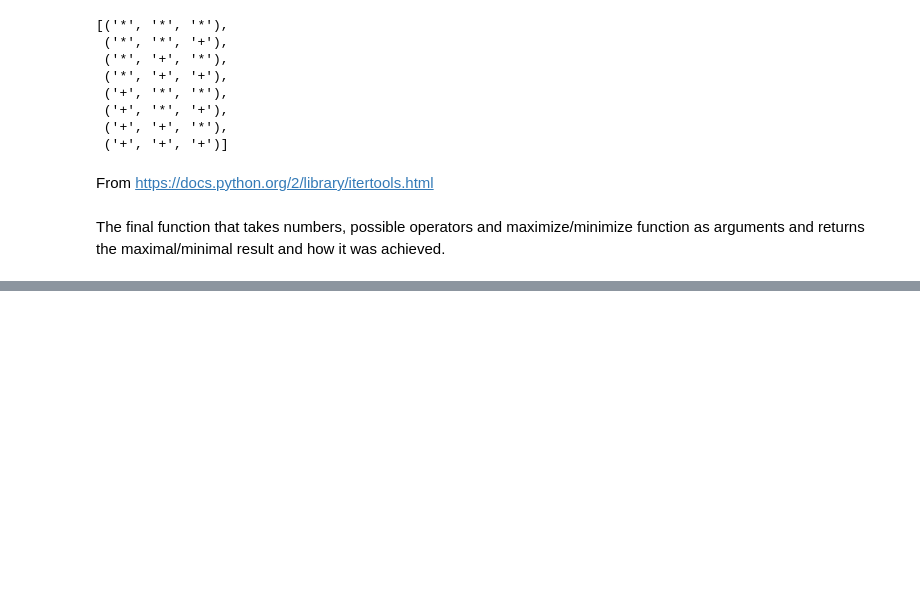
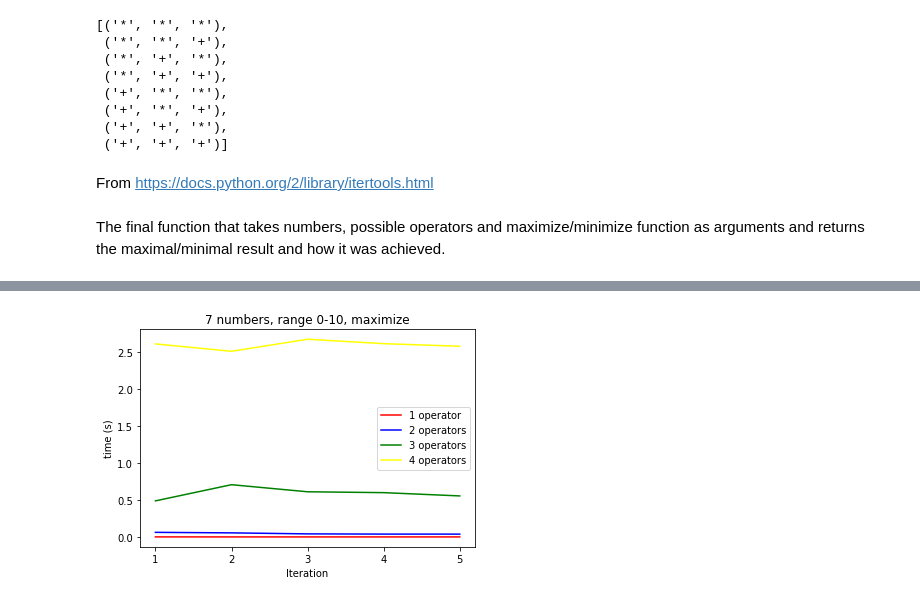
Before and after one commit to MGodgildieva/opt_arithm_expr, a Jupyter notebook: alg_project_2.ipynb, the cells around one changed output, grey strips where cells are left out. Drawn from its saved outputs; the diff is of its cells as text; code cells hidden in the pictures; blank space fills up the shorter version.

```diff
--- a/alg_project_2.ipynb
+++ b/alg_project_2.ipynb
@@ -189,0 +280,7 @@ put_operators_final([2, 1, 7, 1, 4, 3], ['*', '+'], maximize)
+# %%
+iter5_num7_1_10_1_max = measure_time(iterations=5, num_amount=7, num_min=1, num_max=10,
+                                         operators=['*'], func=maximize)
+iter5_num7_1_10_2_max = measure_time(iterations=5, num_amount=7, num_min=1, num_max=10,
+                                         operators=['*', '+'], func=maximize)
+iter5_num7_1_10_3_max = measure_time(iterations=5, num_amount=7, num_min=1, num_max=10,
+                                         operators=['*', '+', '-'], func=maximize)
@@ -189,0 +306,13 @@ put_operators_final([2, 1, 7, 1, 4, 3], ['*', '+'], maximize)
+# %%
+plt.plot(range(1, 6), iter5_num7_1_10_1_max, color='red', label='1 operator')
+plt.plot(range(1, 6), iter5_num7_1_10_2_max, color='blue', label='2 operators')
+plt.plot(range(1, 6), iter5_num7_1_10_3_max, color='green', label='3 operators')
+plt.plot(range(1, 6), iter5_num7_1_10_all_max, color='yellow', label='4 operators')
+plt.ylabel("time (s)")
+plt.xlabel("Iteration")
+plt.xticks([1, 2, 3, 4, 5])
+plt.title("7 numbers, range 0-10, maximize")
+plt.legend()
+plt.show()
+# %% [output]
+[figure, added]
```
Also changed, not shown: parts of 21 cells of this notebook.
